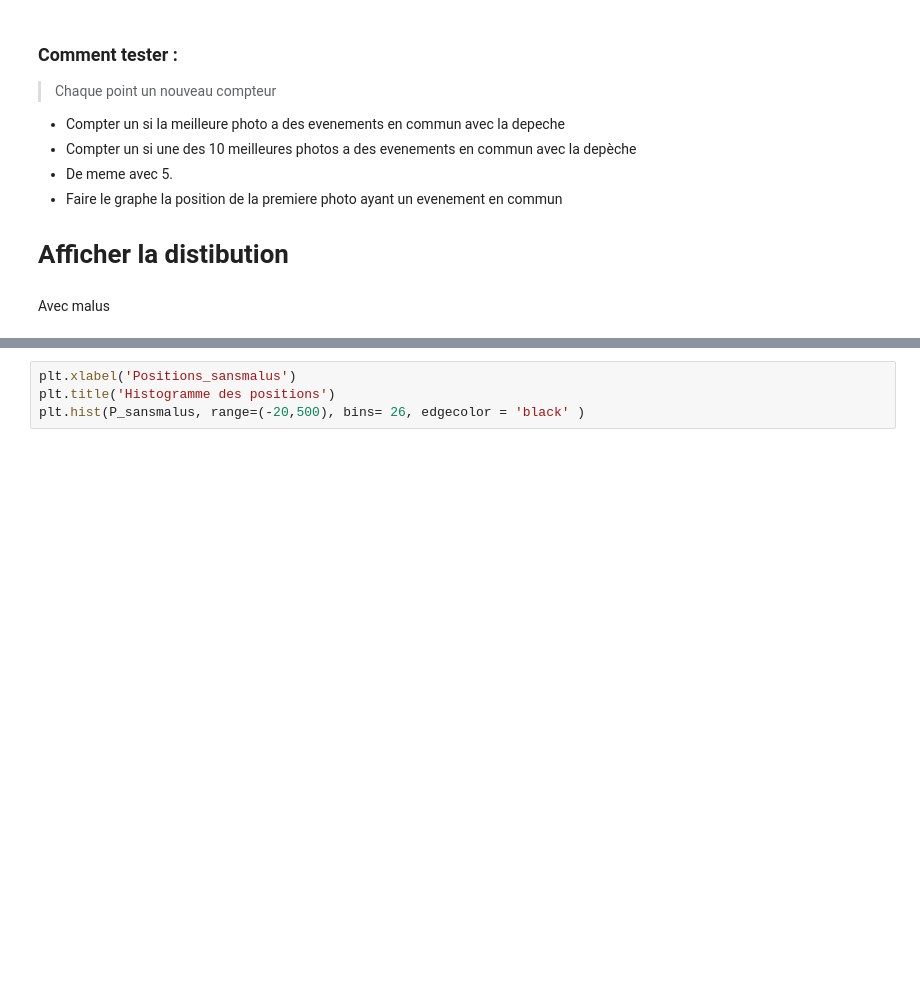
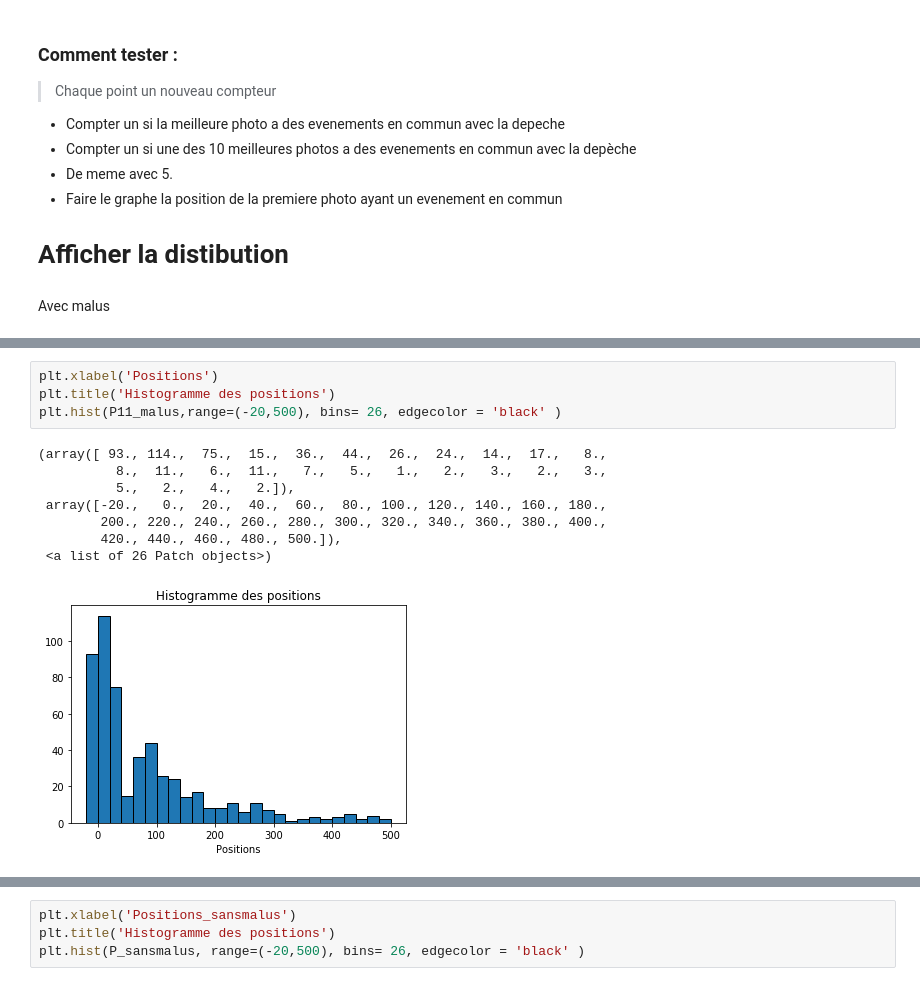
Before and after one commit to yohan-dev/statapp, a Jupyter notebook: Test_nouvelles_bases.ipynb, the cells around one changed output, grey strips where cells are left out. Drawn from its saved outputs; the diff is of its cells as text; blank space fills up the shorter version.

```diff
--- a/Test_nouvelles_bases.ipynb
+++ b/Test_nouvelles_bases.ipynb
@@ -405,3 +704,16 @@ plt.hist(P, range=(-20,500), bins= 26, edgecolor = 'black' )
+# %%
+plt.xlabel('Positions')
+plt.title('Histogramme des positions')
+plt.hist(P11_malus,range=(-20,500), bins= 26, edgecolor = 'black' )
+# %% [output]
+(array([ 93., 114.,  75.,  15.,  36.,  44.,  26.,  24.,  14.,  17.,   8.,
+          8.,  11.,   6.,  11.,   7.,   5.,   1.,   2.,   3.,   2.,   3.,
+          5.,   2.,   4.,   2.]),
+ array([-20.,   0.,  20.,  40.,  60.,  80., 100., 120., 140., 160., 180.,
+        200., 220., 240., 260., 280., 300., 320., 340., 360., 380., 400.,
+        420., 440., 460., 480., 500.]),
+ <a list of 26 Patch objects>)
+[figure, added]
 # %%
 %%time
 import matplotlib.pyplot as plt
```
Also changed, not shown: parts of 40 cells of this notebook.
